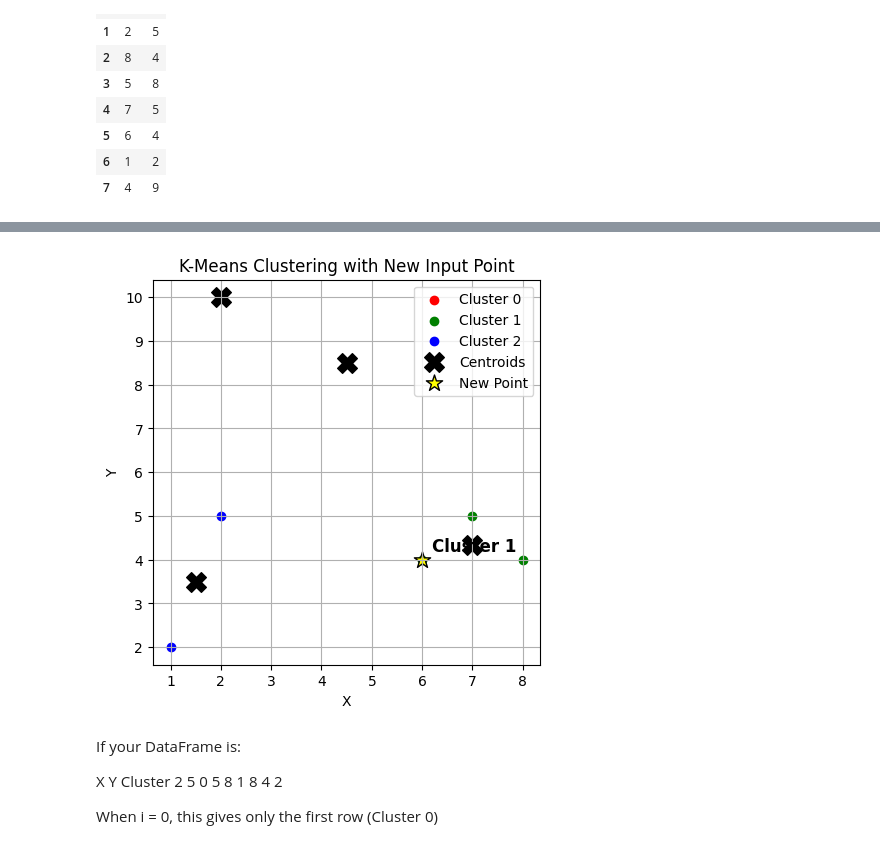
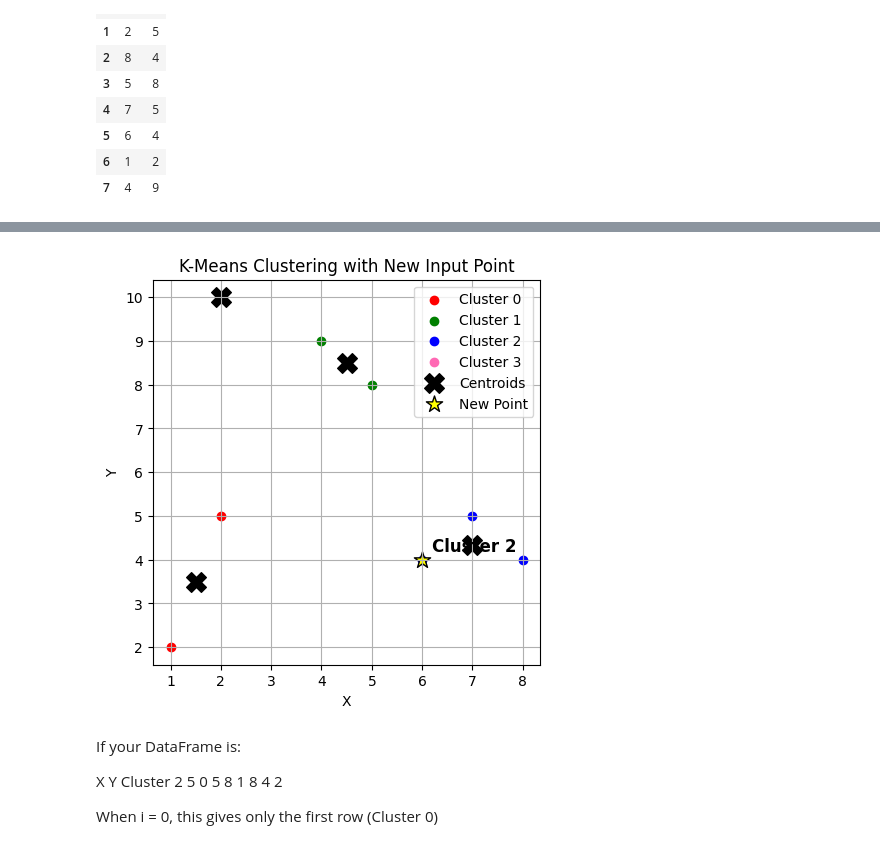
Before and after one commit to vishwanathan-G/Machine-Learning-Algorithms, a Jupyter notebook: 02_Unsupervised_Learning/KMeans/7_k_means.ipynb, the cells around one changed output, grey strips where cells are left out. Saved outputs shown, nothing was run; the diff lists cells and outputs as text; code cells hidden in the pictures.

```diff
--- a/02_Unsupervised_Learning/KMeans/7_k_means.ipynb
+++ b/02_Unsupervised_Learning/KMeans/7_k_means.ipynb
@@ -51,35 +53,34 @@ The point (6.0, 4.0) belongs to Cluster 1
 # %%
 # Step 5: Plot Everything
 plt.figure(figsize=(5, 5))
-colors = ['red', 'green', 'blue']
-#,'hotpink','indigo'
+colors = ['red', 'green', 'blue', 'hotpink']  # one colour for each of the 4 clusters
 
 # Plot each cluster
-for i in range(3):
+for i in range(kmeans.n_clusters):  # was range(3): the 4th cluster was never drawn
     cluster_points = df[df['Cluster'] == i]
     plt.scatter(cluster_points['X'], cluster_points['Y'],
                 label=f'Cluster {i}', color=colors[i])
 
 # Plot centroids
 plt.scatter(centroids[:, 0], centroids[:, 1],
             s=200, marker='X', c='black', label='Centroids')
 
 # Plot new input point
 plt.scatter(x, y, c='yellow', s=150, edgecolor='black',
             marker='*', label='New Point')
 
 # Add cluster label text near the new point
 plt.text(x+0.2 , y+0.2, f'Cluster {cluster_label}', fontsize=12, color='black', weight='bold')
 
 # Final plot settings
 plt.title("K-Means Clustering with New Input Point")
 plt.xlabel("X")
 plt.ylabel("Y")
 plt.legend()
 plt.grid(True)
 plt.show()
 # %% [output]
-[figure, old version]
+[figure, new version]
 # %% [markdown]
 If your DataFrame is:
 
```
Also changed, not shown: parts of 2 cells of this notebook.
